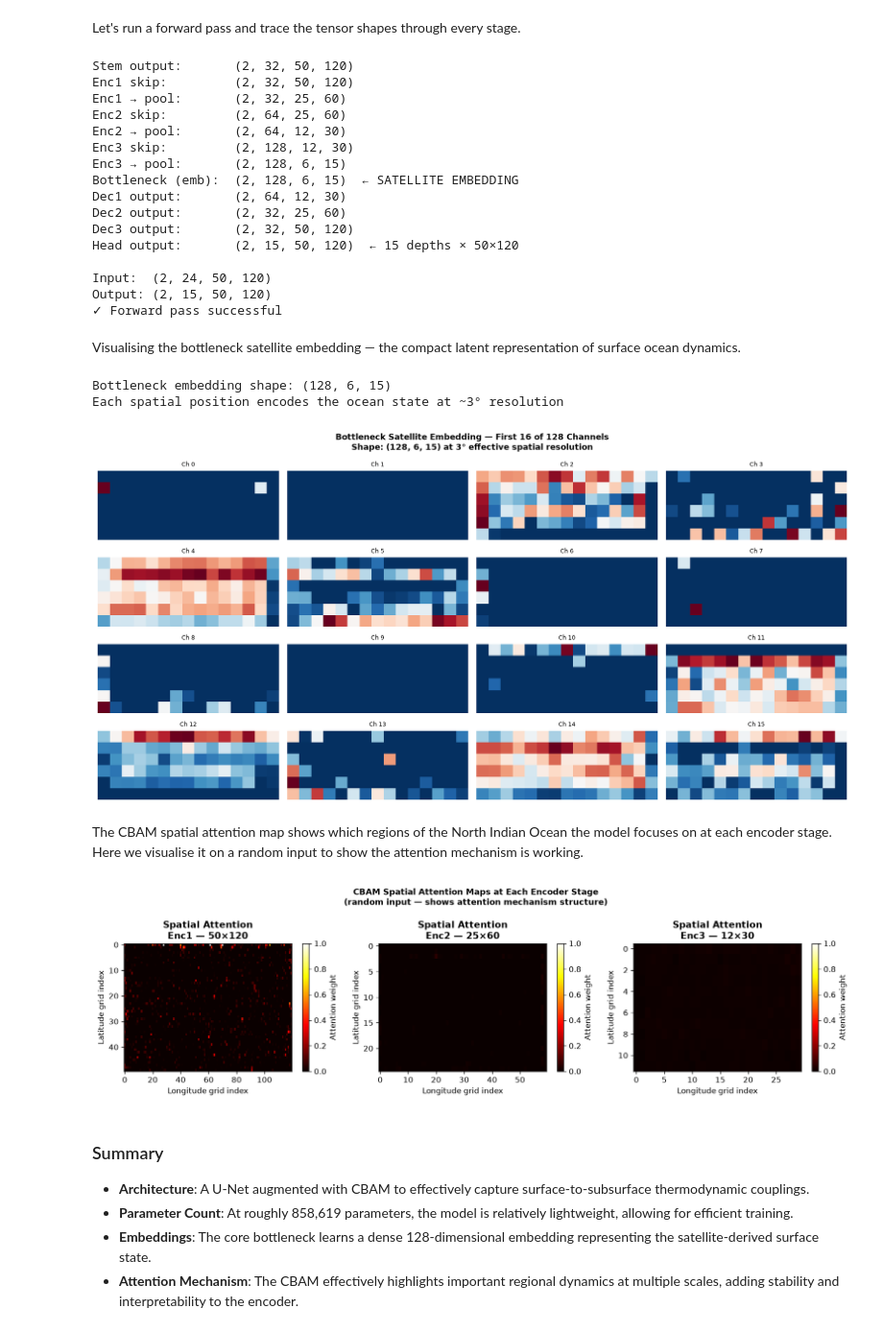
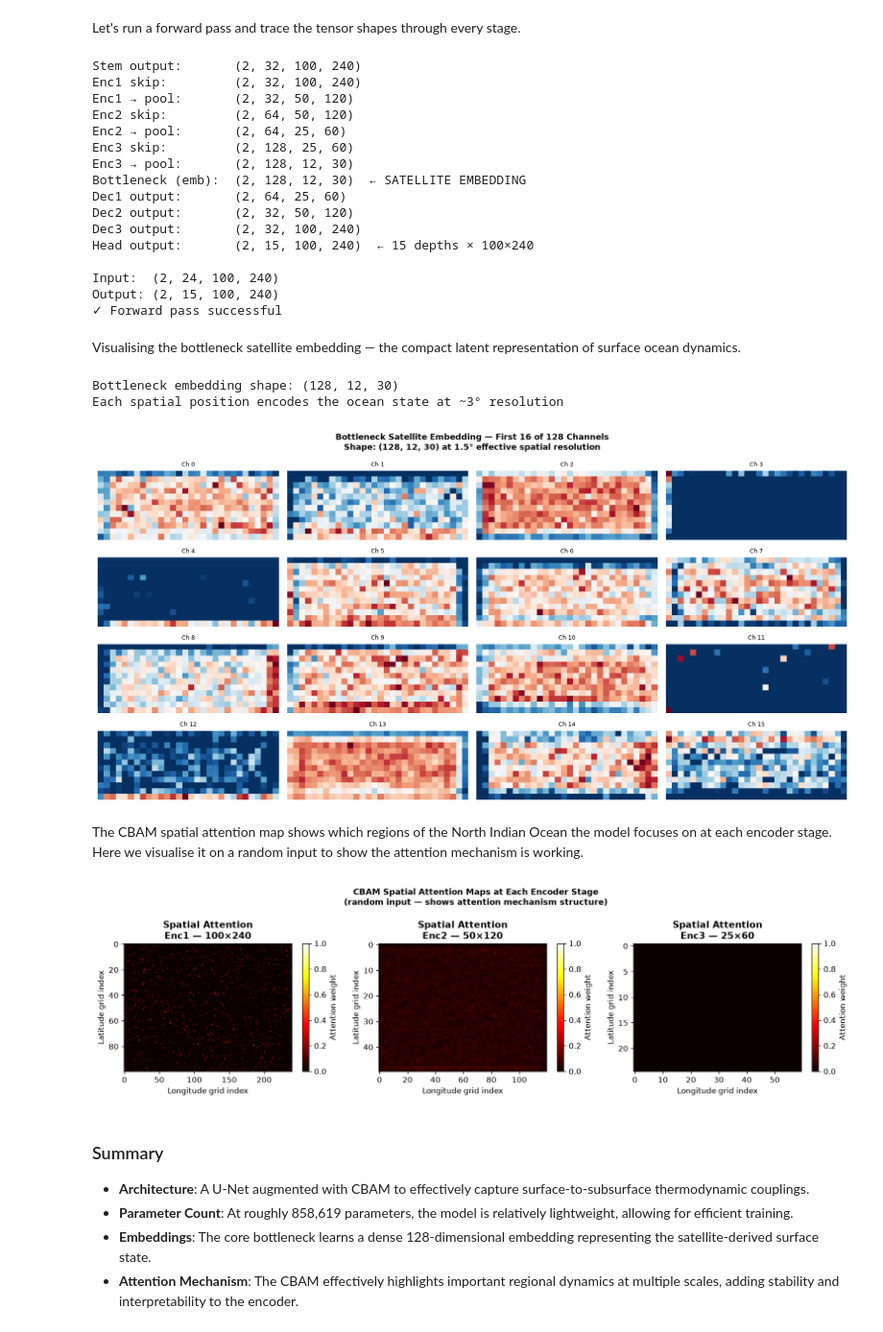
Before and after one commit to Ocean-Embed-MoES/OceanEmbed-poc, a Jupyter notebook: notebooks/02_model_architecture.ipynb, the cells around one changed output. Shown at 96% size. Drawn from its saved outputs; the diff is of its cells as text; code cells hidden in the pictures.

```diff
--- a/notebooks/02_model_architecture.ipynb
+++ b/notebooks/02_model_architecture.ipynb
@@ -126,7 +126,7 @@ Let's run a forward pass and trace the tensor shapes through every stage.
 # %%
 model.eval()
 batch_size = 2
-dummy = torch.randn(batch_size, 24, 50, 120).to(device)
+dummy = torch.randn(batch_size, 24, 100, 240).to(device)
 
 with torch.no_grad():
     x = model.stem(dummy)
@@ -157,62 +157,62 @@ with torch.no_grad():
     print(f'Dec3 output:       {tuple(x.shape)}')
 
     out = model.head(x)
-    print(f'Head output:       {tuple(out.shape)}  ← 15 depths × 50×120')
+    print(f'Head output:       {tuple(out.shape)}  ← 15 depths × 100×240')
 
 print(f'\nInput:  {tuple(dummy.shape)}')
 print(f'Output: {tuple(out.shape)}')
 print('✓ Forward pass successful')
 # %% [output]
-Stem output:       (2, 32, 50, 120)
-Enc1 skip:         (2, 32, 50, 120)
-Enc1 → pool:       (2, 32, 25, 60)
-Enc2 skip:         (2, 64, 25, 60)
-Enc2 → pool:       (2, 64, 12, 30)
-Enc3 skip:         (2, 128, 12, 30)
-Enc3 → pool:       (2, 128, 6, 15)
-Bottleneck (emb):  (2, 128, 6, 15)  ← SATELLITE EMBEDDING
-Dec1 output:       (2, 64, 12, 30)
-Dec2 output:       (2, 32, 25, 60)
-Dec3 output:       (2, 32, 50, 120)
-Head output:       (2, 15, 50, 120)  ← 15 depths × 50×120
+Stem output:       (2, 32, 100, 240)
+Enc1 skip:         (2, 32, 100, 240)
+Enc1 → pool:       (2, 32, 50, 120)
+Enc2 skip:         (2, 64, 50, 120)
+Enc2 → pool:       (2, 64, 25, 60)
+Enc3 skip:         (2, 128, 25, 60)
+Enc3 → pool:       (2, 128, 12, 30)
+Bottleneck (emb):  (2, 128, 12, 30)  ← SATELLITE EMBEDDING
+Dec1 output:       (2, 64, 25, 60)
+Dec2 output:       (2, 32, 50, 120)
+Dec3 output:       (2, 32, 100, 240)
+Head output:       (2, 15, 100, 240)  ← 15 depths × 100×240
 
-Input:  (2, 24, 50, 120)
-Output: (2, 15, 50, 120)
+Input:  (2, 24, 100, 240)
+Output: (2, 15, 100, 240)
 ✓ Forward pass successful
 # %% [markdown]
 Visualising the bottleneck satellite embedding — the compact latent representation of surface ocean dynamics.
 # %%
 model.eval()
-dummy = torch.randn(1, 24, 50, 120).to(device)
+dummy = torch.randn(1, 24, 100, 240).to(device)
 
 with torch.no_grad():
     x = model.stem(dummy)
     skip1, x = model.enc1(x)
     skip2, x = model.enc2(x)
     skip3, x = model.enc3(x)
     emb = model.bottleneck(x)  # (1, 128, 6, 15)
 
 emb_np = emb[0].cpu().numpy()  # (128, 6, 15)
 
 # Show first 16 channels of the bottleneck embedding
 fig, axes = plt.subplots(4, 4, figsize=(14, 7))
 for i, ax in enumerate(axes.flatten()):
     im = ax.imshow(emb_np[i], cmap='RdBu_r', aspect='auto')
     ax.set_title(f'Ch {i}', fontsize=8)
     ax.axis('off')
 
 fig.suptitle('Bottleneck Satellite Embedding — First 16 of 128 Channels\n'
-             'Shape: (128, 6, 15) at 3° effective spatial resolution',
+             'Shape: (128, 12, 30) at 1.5° effective spatial resolution',
              fontweight='bold', fontsize=11)
 plt.tight_layout()
 plt.savefig('../outputs/figures/bottleneck_embedding.png', dpi=120, bbox_inches='tight')
 plt.show()
 print('Bottleneck embedding shape:', emb_np.shape)
 print('Each spatial position encodes the ocean state at ~3° resolution')
 # %% [output]
-Bottleneck embedding shape: (128, 6, 15)
+Bottleneck embedding shape: (128, 12, 30)
 Each spatial position encodes the ocean state at ~3° resolution
-[figure, old version]
+[figure, new version]
 # %% [markdown]
 The CBAM spatial attention map shows which regions of the North Indian Ocean the model focuses on at each encoder stage. Here we visualise it on a random input to show the attention mechanism is working.
 # %%
@@ -230,15 +230,15 @@ model.enc1.cbam.spatial.register_forward_hook(make_hook('enc1_spatial'))
 model.enc2.cbam.spatial.register_forward_hook(make_hook('enc2_spatial'))
 model.enc3.cbam.spatial.register_forward_hook(make_hook('enc3_spatial'))
 
-dummy = torch.randn(1, 24, 50, 120).to(device)
+dummy = torch.randn(1, 24, 100, 240).to(device)
 with torch.no_grad():
     _ = model(dummy)
 
 fig, axes = plt.subplots(1, 3, figsize=(14, 4))
 for ax, (name, label, shape) in zip(axes, [
-    ('enc1_spatial', 'Enc1 — 50×120', (50,120)),
-    ('enc2_spatial', 'Enc2 — 25×60',  (25,60)),
-    ('enc3_spatial', 'Enc3 — 12×30',  (12,30)),
+    ('enc1_spatial', 'Enc1 — 100×240', (100,240)),
+    ('enc2_spatial', 'Enc2 — 50×120',  (50,120)),
+    ('enc3_spatial', 'Enc3 — 25×60',   (25,60)),
 ]):
     amap = att_maps[name].numpy()
     if amap.ndim == 3:
@@ -255,7 +255,7 @@ plt.tight_layout()
 plt.savefig('../outputs/figures/cbam_spatial_attention.png', dpi=120, bbox_inches='tight')
 plt.show()
 # %% [output]
-[figure, old version]
+[figure, new version]
 # %% [markdown]
 ### Summary
 
```
Also changed, not shown: 10 other files.
